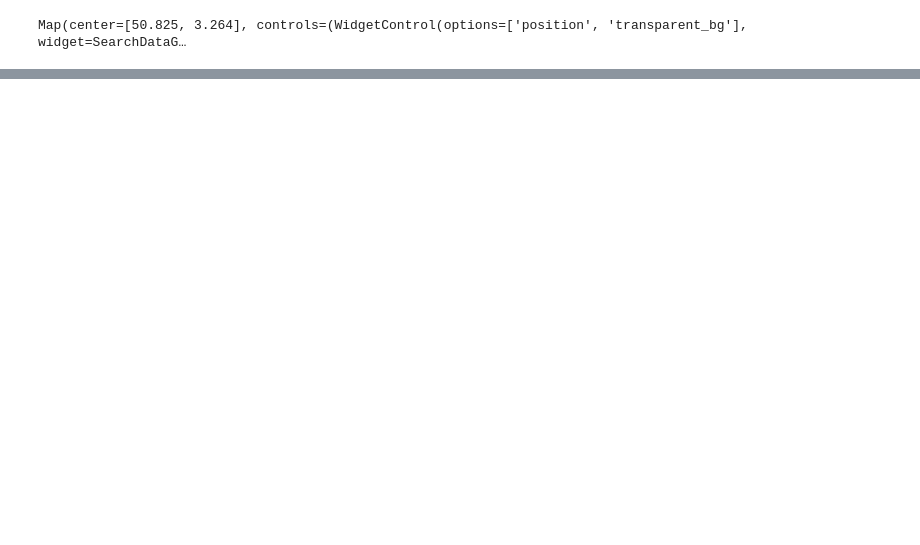
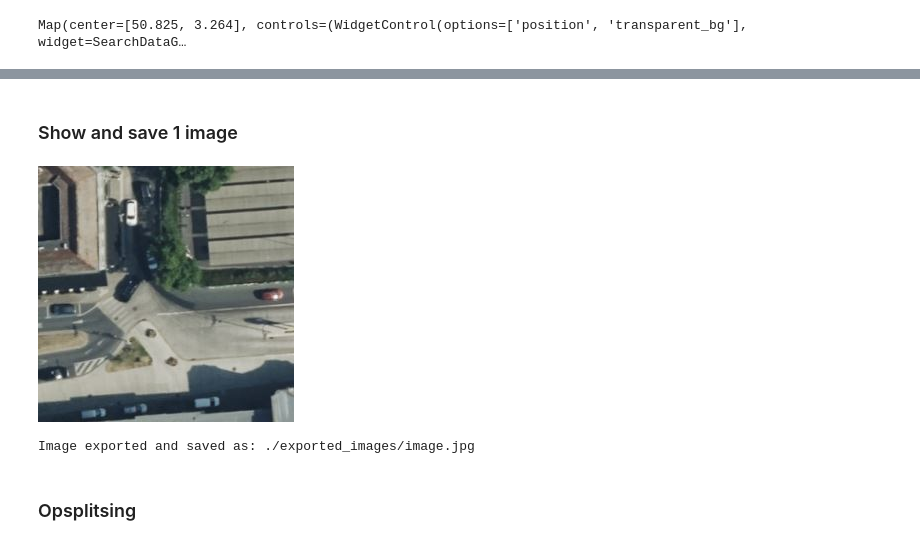
Before and after one commit to thibaultferaux/Industry-Project-Claerhout, a Jupyter notebook: api/main.ipynb, the cells around one changed output, grey strips where cells are left out. Cells and saved outputs as stored; diff of their text form; code cells hidden in the pictures; blank space fills up the shorter version.

```diff
--- a/api/main.ipynb
+++ b/api/main.ipynb
@@ -314,0 +114,49 @@ KeyboardInterrupt:
+# %% [markdown]
+### Show and save 1 image
+# %%
+import os
+import requests
+from PIL import Image  # Import Image from PIL
+import io
+from IPython.display import Image as IPImage, display  # Rename IPython Image
+import math
+import logging
+
+# Define variables for user input
+latitude = 50.825
+longitude = 3.264
+zoom = 19  # Adjust zoom level to match Google Earth Engine
+azure_maps_key = "A1Y1hJquaWua05hhhN3prZ6hy2FGWIURq0qjyBKIRDiTRqFju758JQQJ99AEACi5YpztG4CIAAAgAZMP67le"  # Replace with your Azure Maps API key
+
+# Construct the URL for Azure Maps Render API
+url = f"https://atlas.microsoft.com/map/tile?subscription-key={azure_maps_key}&api-version=2022-08-01&tilesetId=microsoft.imagery&zoom={zoom}&x={xtile}&y={ytile}&format=png"
+
+# Fetch the image
+response = requests.get(url)
+if response.status_code == 200:
+    image_bytes = response.content
+    display(IPImage(data=image_bytes))
+
+    # Ensure the directory exists before saving the file
+    output_dir = './exported_images/'
+    if not os.path.exists(output_dir):
+        os.makedirs(output_dir)
+
+    # Save the image as a binary file
+    jpg_file_path = os.path.join(output_dir, 'image.jpg')
+    with Image.open(io.BytesIO(image_bytes)) as img:
+        img.convert('RGB').save(jpg_file_path, 'JPEG')
+    logging.info(f"Image saved as JPG to {jpg_file_path}")
+
+    # Verify the JPG file was created
+    if os.path.exists(jpg_file_path):
+        print(f"Image exported and saved as: {jpg_file_path}")
+    else:
+        print(f'Failed to export the image. JPG file not found at {jpg_file_path}.')
+else:
+    print("Failed to fetch image:", response.text)
+# %% [output]
+[figure, added]
+Image exported and saved as: ./exported_images/image.jpg
+# %% [markdown]
+### Opsplitsing
```
Also changed, not shown: parts of 20 cells of this notebook, 45 other files.
